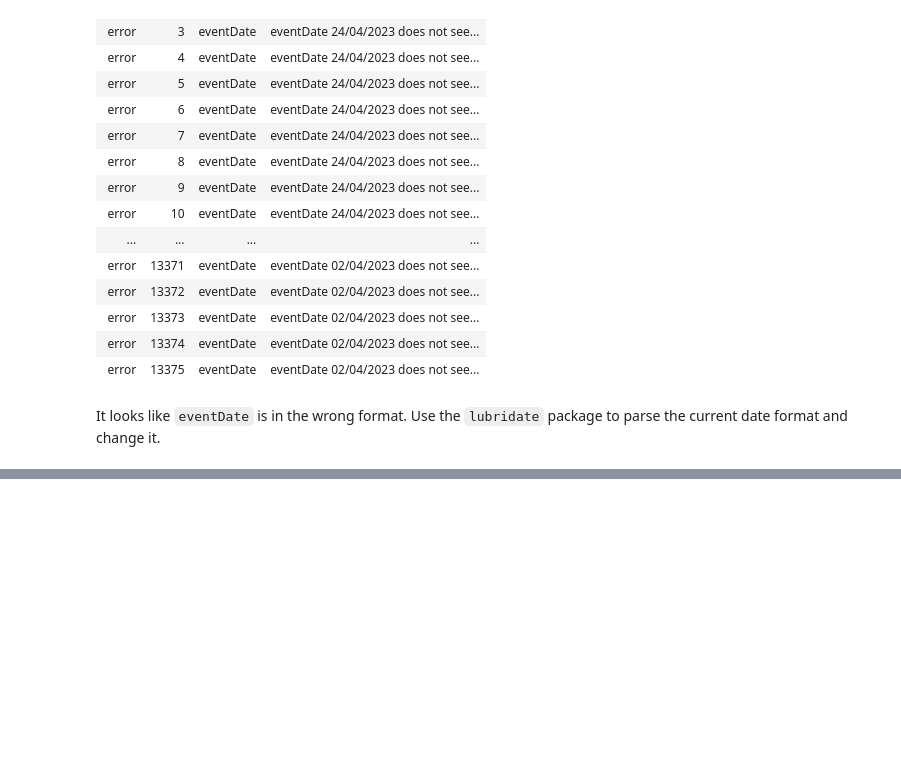
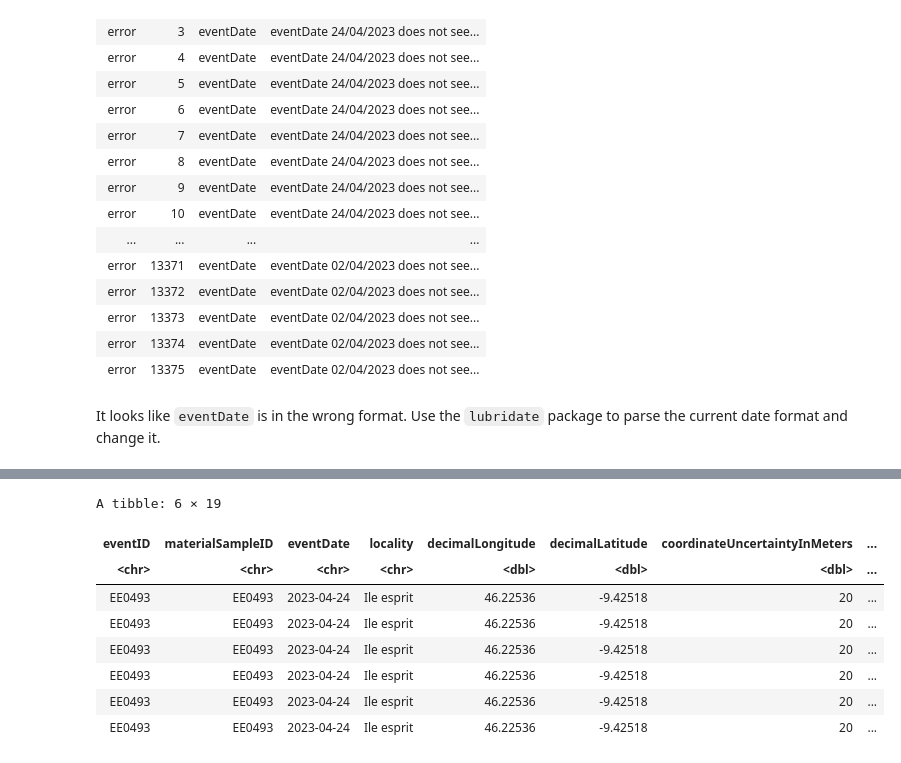
Before and after one commit to iobis/sg-12-dataset, a Jupyter notebook: scripts/pieter.ipynb, the cells around one changed output, grey strips where cells are left out. Cells and saved outputs as stored; diff of their text form; code cells hidden in the pictures; blank space fills up the shorter version.

```diff
--- a/scripts/pieter.ipynb
+++ b/scripts/pieter.ipynb
@@ -107,7 +110,8 @@ event <- samples %>%
         decimalLatitude = area_latitude,
         coordinateUncertaintyInMeters = area_uncertainty,
         higherGeography = parent_area_name,
-        sampleSizeValue = size
+        sampleSizeValue = size,
+        dna
     ) %>%
     mutate(sampleSizeUnit = "ml")
 event
@@ -435,0 +452,12 @@ unique(occurrence$eventDate)
+# %%
+head(occurrence)
+# %% [output]
+A tibble: 6 × 19
+| eventID | materialSampleID | eventDate | locality | decimalLongitude | decimalLatitude | coordinateUncertaintyInMeters | ... |
+| <chr> | <chr> | <chr> | <chr> | <dbl> | <dbl> | <dbl> | ... |
+| EE0493 | EE0493 | 2023-04-24 | Ile esprit | 46.22536 | -9.42518 | 20 | ... |
+| EE0493 | EE0493 | 2023-04-24 | Ile esprit | 46.22536 | -9.42518 | 20 | ... |
+| EE0493 | EE0493 | 2023-04-24 | Ile esprit | 46.22536 | -9.42518 | 20 | ... |
+| EE0493 | EE0493 | 2023-04-24 | Ile esprit | 46.22536 | -9.42518 | 20 | ... |
+| EE0493 | EE0493 | 2023-04-24 | Ile esprit | 46.22536 | -9.42518 | 20 | ... |
+| EE0493 | EE0493 | 2023-04-24 | Ile esprit | 46.22536 | -9.42518 | 20 | ... |
```
Also changed, not shown: parts of 22 cells of this notebook.
